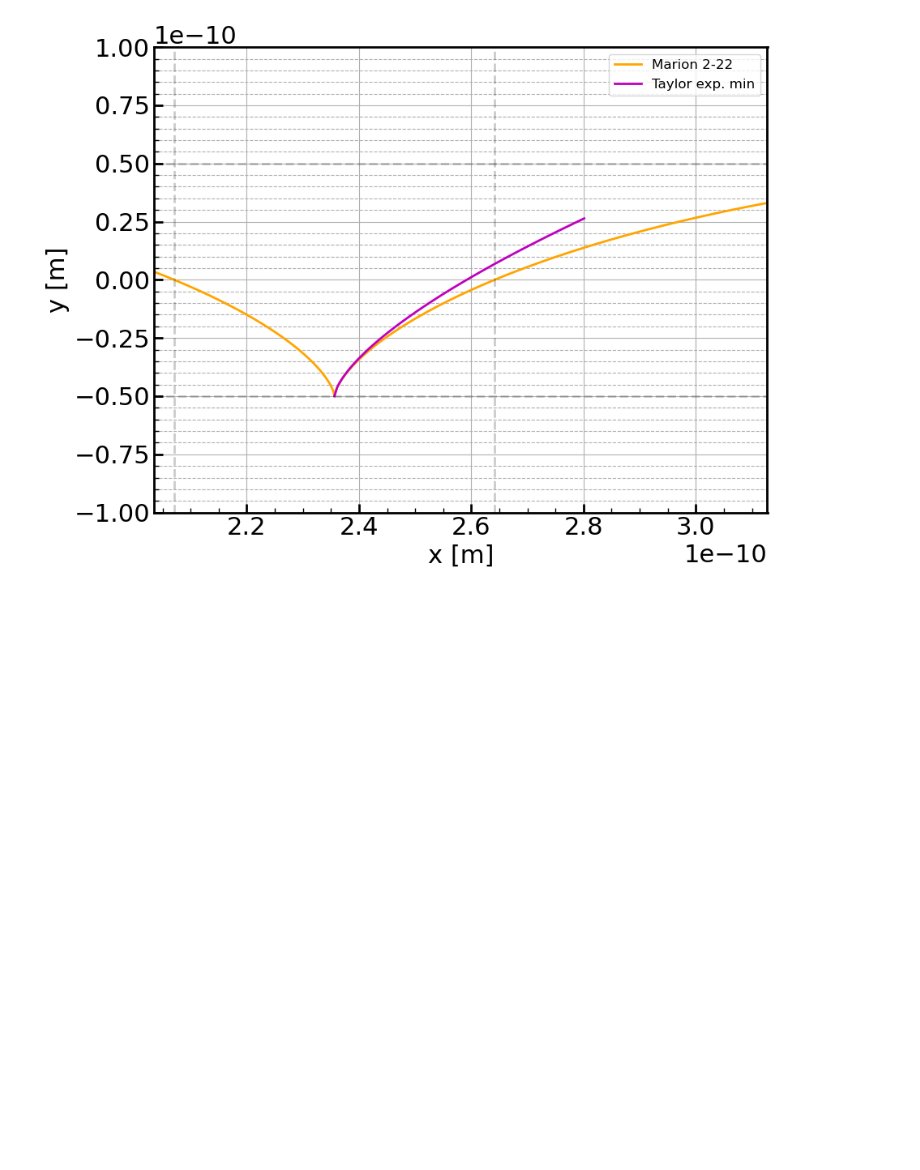
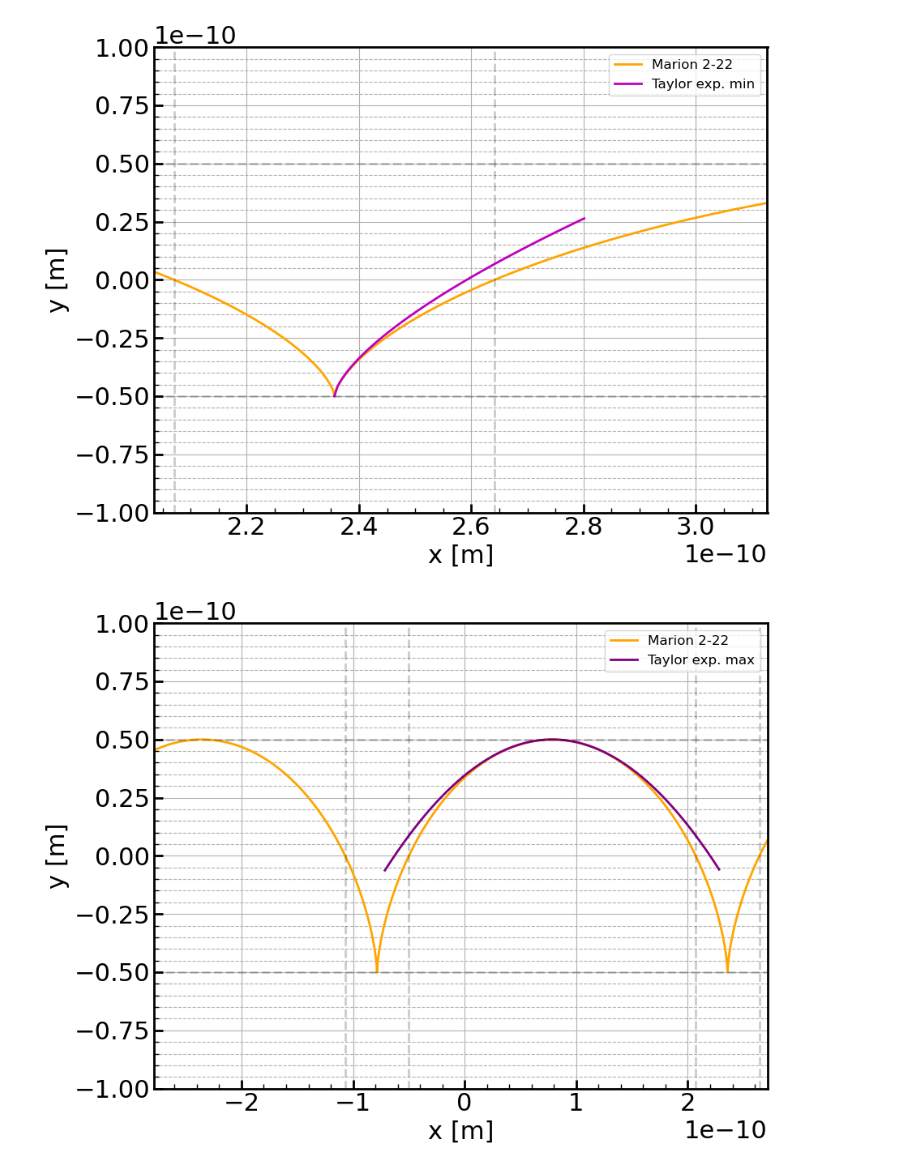
Before and after one commit to villano-lab/analytical_mechanics, a Jupyter notebook: Marion2-22_plots.ipynb, the cells around one changed output. Cells and saved outputs as stored; diff of their text form; code cells hidden in the pictures; blank space fills up the shorter version.

Commit message:
[ANV] parabolic Taylor expansion

```diff
--- a/Marion2-22_plots.ipynb
+++ b/Marion2-22_plots.ipynb
@@ -40,7 +40,7 @@ x_low = np.arange(xmin,xmin+percx*xscale,(Ey/(B*omeg))/100)
 
 y_low = ymin + (Ey/(2*B*omeg))*(((6*B*omeg)/(Ey))*(x_low-xmin))**(2/3)
 # %%
-percx=2.0
+percx=3.0
 ymax = -ymin
 xmax = (Ey/(B*omeg))*(1/2)*np.pi
 
@@ -152,3 +152,55 @@ plt.tight_layout()
 plt.show()
 # %% [output]
 [figure]
+# %%
+#set up a 1d plot
+fig,axes = plt.subplots(1,1,figsize=(9.0,7.0),sharex=True)
+ax1 = axes
+
+xunit = (Ey/(B*omeg))
+xzero_pos = -xunit + xunit*np.pi*(2*l)
+xzero_neg = +xunit + xunit*np.pi*(2*l+1)
+xmax = np.max(xzero_neg-5*xunit)
+xmin = np.min(xzero_pos+8*xunit)
+
+yint = Ey/omeg
+ymax = 2*Ey/omeg
+
+
+ax1.plot(x,y,color='orange',linestyle="-",linewidth=2, \
+         label='Marion 2-22')
+ax1.plot(x_high,y_high,color='purple',linestyle="-",linewidth=2, \
+         label='Taylor exp. max')
+
+
+alpha=0.2
+
+for xzero in xzero_pos:
+  plt.axvline(x=xzero,color='k',linestyle="--",alpha=alpha)
+
+for xzero in xzero_neg:
+  plt.axvline(x=xzero,color='k',linestyle="--",alpha=alpha)
+
+
+plt.axhline(y=yint,color='k',linestyle="--",alpha=alpha)
+plt.axhline(y=-yint,color='k',linestyle="--",alpha=alpha)
+
+ax1.set_yscale('linear')
+#ax1.set_yscale('log')
+ax1.set_xlim(xmin, xmax)
+ax1.set_ylim(-ymax,ymax)
+ax1.set_xlabel(r'x [m]')
+ax1.set_ylabel('y [m]')
+ax1.grid(True)
+ax1.yaxis.grid(True,which='minor',linestyle='--')
+ax1.legend(loc=1,prop={'size':12})
+#ax1.legend(bbox_to_anchor=(1.04,1),borderaxespad=0,prop={'size':22})
+
+for axis in ['top','bottom','left','right']:
+  ax1.spines[axis].set_linewidth(2)
+
+plt.tight_layout()
+#plt.savefig('figures/figure.png')
+plt.show()
+# %% [output]
+[figure, added]
```
Also changed, not shown: parts of 1 cell of this notebook.
